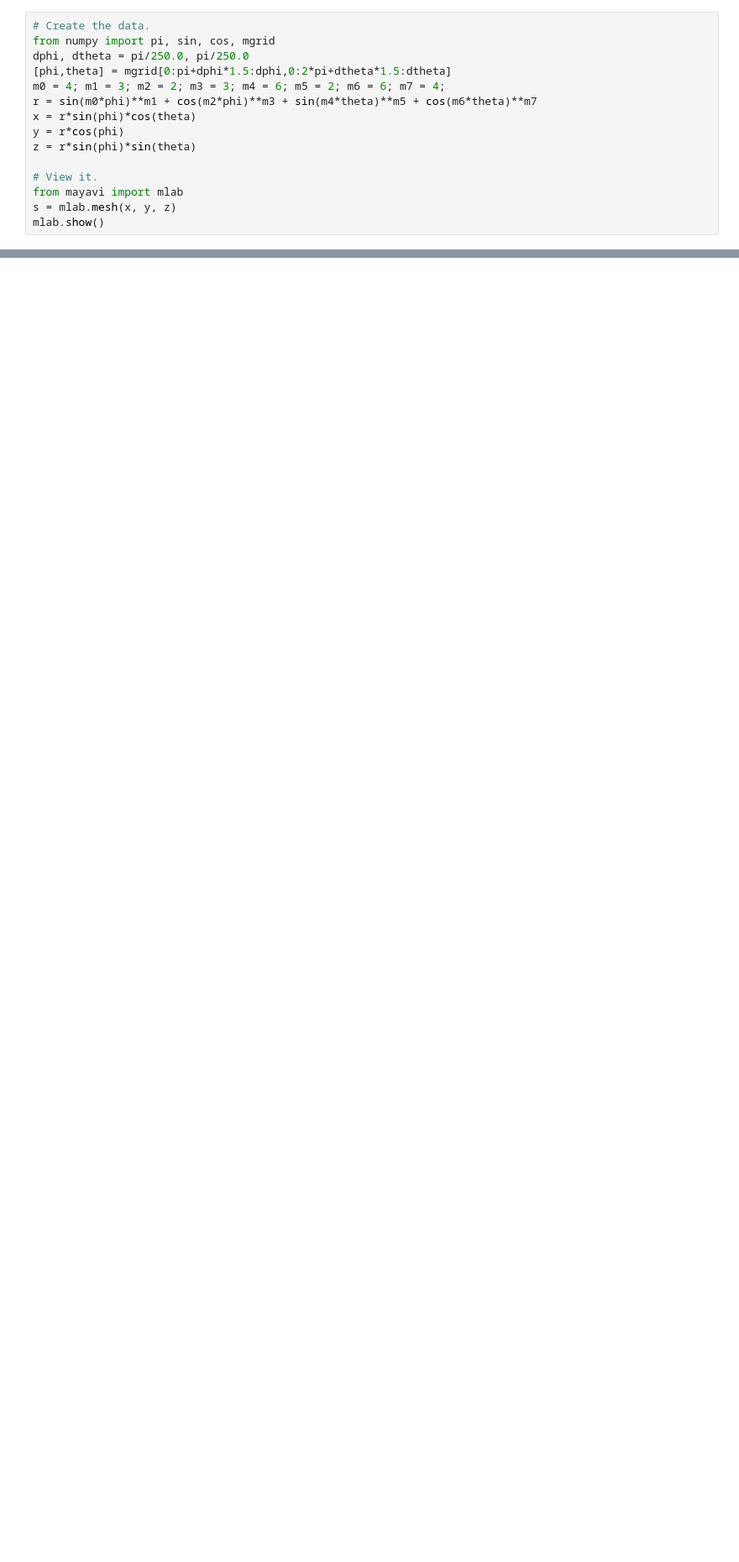
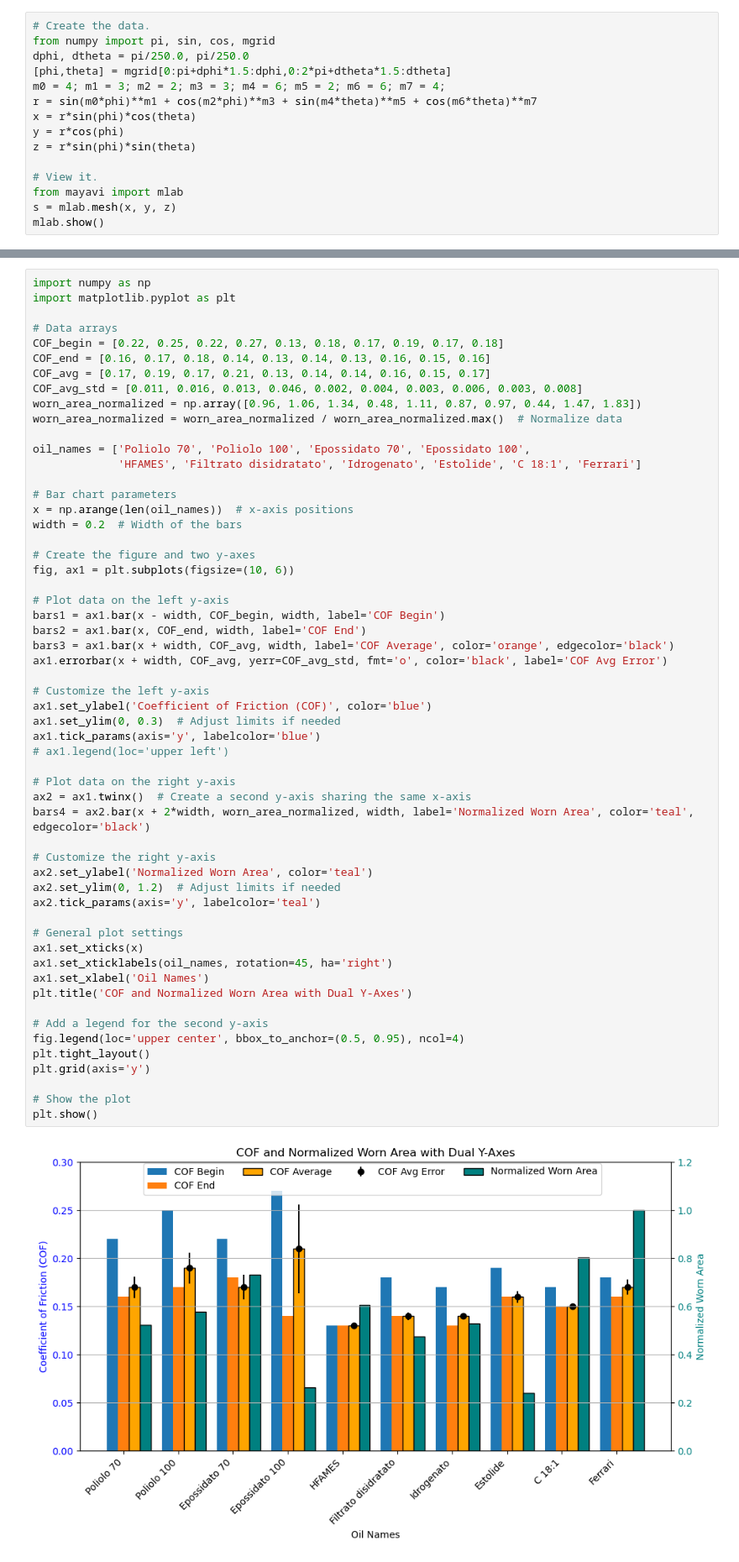
Before and after one commit to haomjc/SpyGO, a Jupyter notebook: test.ipynb, the cells around one changed output, grey strips where cells are left out. Shown at 84% size. Saved outputs shown, nothing was run; the diff lists cells and outputs as text; blank space fills up the shorter version.

```diff
--- a/test.ipynb
+++ b/test.ipynb
@@ -390,0 +339,58 @@ vertcat(X, X)
+# %%
+import numpy as np
+import matplotlib.pyplot as plt
+
+# Data arrays
+COF_begin = [0.22, 0.25, 0.22, 0.27, 0.13, 0.18, 0.17, 0.19, 0.17, 0.18]
+COF_end = [0.16, 0.17, 0.18, 0.14, 0.13, 0.14, 0.13, 0.16, 0.15, 0.16]
+COF_avg = [0.17, 0.19, 0.17, 0.21, 0.13, 0.14, 0.14, 0.16, 0.15, 0.17]
+COF_avg_std = [0.011, 0.016, 0.013, 0.046, 0.002, 0.004, 0.003, 0.006, 0.003, 0.008]
+worn_area_normalized = np.array([0.96, 1.06, 1.34, 0.48, 1.11, 0.87, 0.97, 0.44, 1.47, 1.83])
+worn_area_normalized = worn_area_normalized / worn_area_normalized.max()  # Normalize data
+
+oil_names = ['Poliolo 70', 'Poliolo 100', 'Epossidato 70', 'Epossidato 100',
+             'HFAMES', 'Filtrato disidratato', 'Idrogenato', 'Estolide', 'C 18:1', 'Ferrari']
+
+# Bar chart parameters
+x = np.arange(len(oil_names))  # x-axis positions
+width = 0.2  # Width of the bars
+
+# Create the figure and two y-axes
+fig, ax1 = plt.subplots(figsize=(10, 6))
+
+# Plot data on the left y-axis
+bars1 = ax1.bar(x - width, COF_begin, width, label='COF Begin')
+bars2 = ax1.bar(x, COF_end, width, label='COF End')
+bars3 = ax1.bar(x + width, COF_avg, width, label='COF Average', color='orange', edgecolor='black')
+ax1.errorbar(x + width, COF_avg, yerr=COF_avg_std, fmt='o', color='black', label='COF Avg Error')
+
+# Customize the left y-axis
+ax1.set_ylabel('Coefficient of Friction (COF)', color='blue')
+ax1.set_ylim(0, 0.3)  # Adjust limits if needed
+ax1.tick_params(axis='y', labelcolor='blue')
+# ax1.legend(loc='upper left')
+
+# Plot data on the right y-axis
+ax2 = ax1.twinx()  # Create a second y-axis sharing the same x-axis
+bars4 = ax2.bar(x + 2*width, worn_area_normalized, width, label='Normalized Worn Area', color='teal', edgecolor='black')
+
+# Customize the right y-axis
+ax2.set_ylabel('Normalized Worn Area', color='teal')
+ax2.set_ylim(0, 1.2)  # Adjust limits if needed
+ax2.tick_params(axis='y', labelcolor='teal')
+
+# General plot settings
+ax1.set_xticks(x)
+ax1.set_xticklabels(oil_names, rotation=45, ha='right')
+ax1.set_xlabel('Oil Names')
+plt.title('COF and Normalized Worn Area with Dual Y-Axes')
+
+# Add a legend for the second y-axis
+fig.legend(loc='upper center', bbox_to_anchor=(0.5, 0.95), ncol=4)
+plt.tight_layout()
+plt.grid(axis='y')
+
+# Show the plot
+plt.show()
+# %% [output]
+[figure, added]
```
Also changed, not shown: parts of 15 cells of this notebook, 14 other files.
